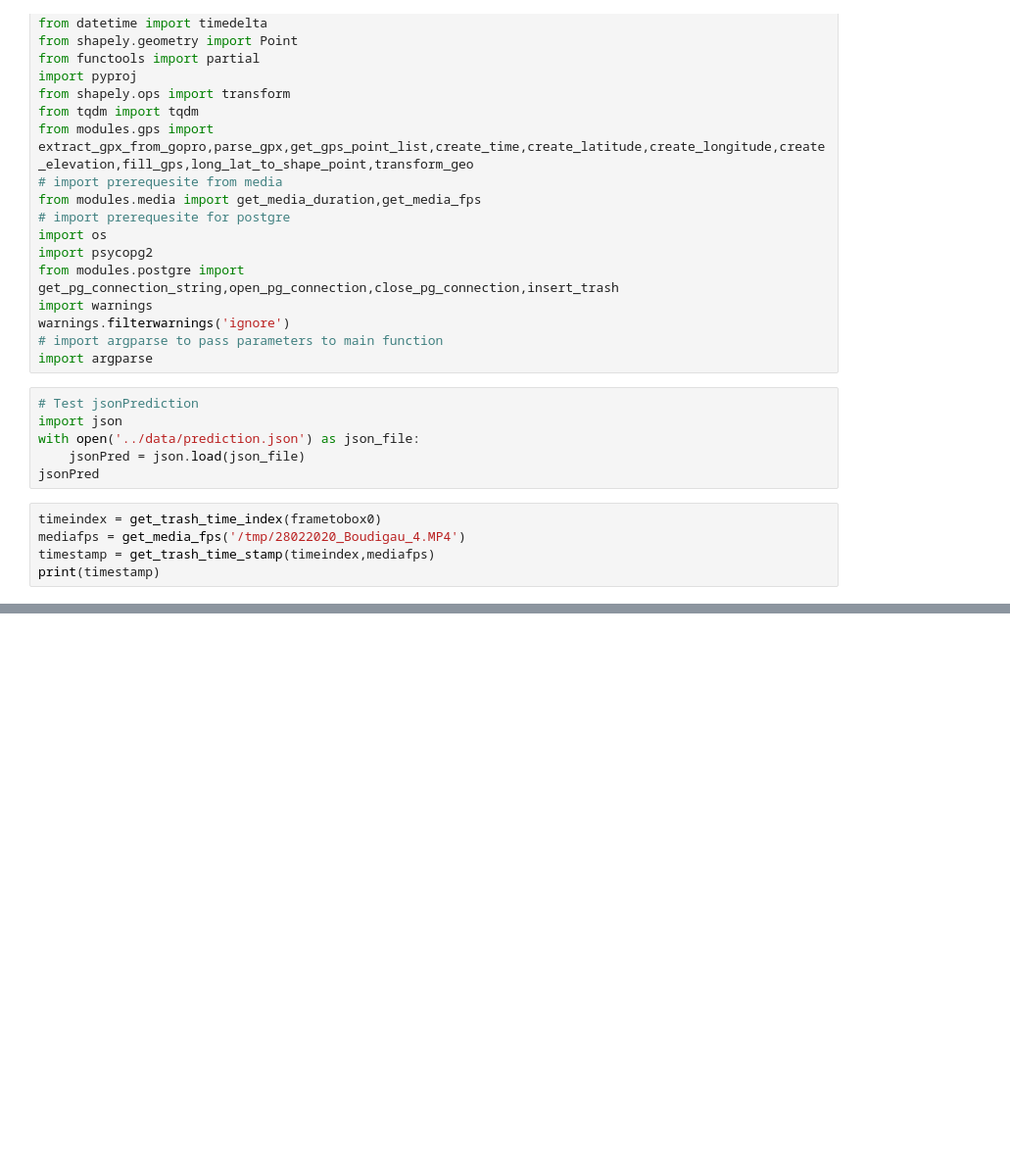
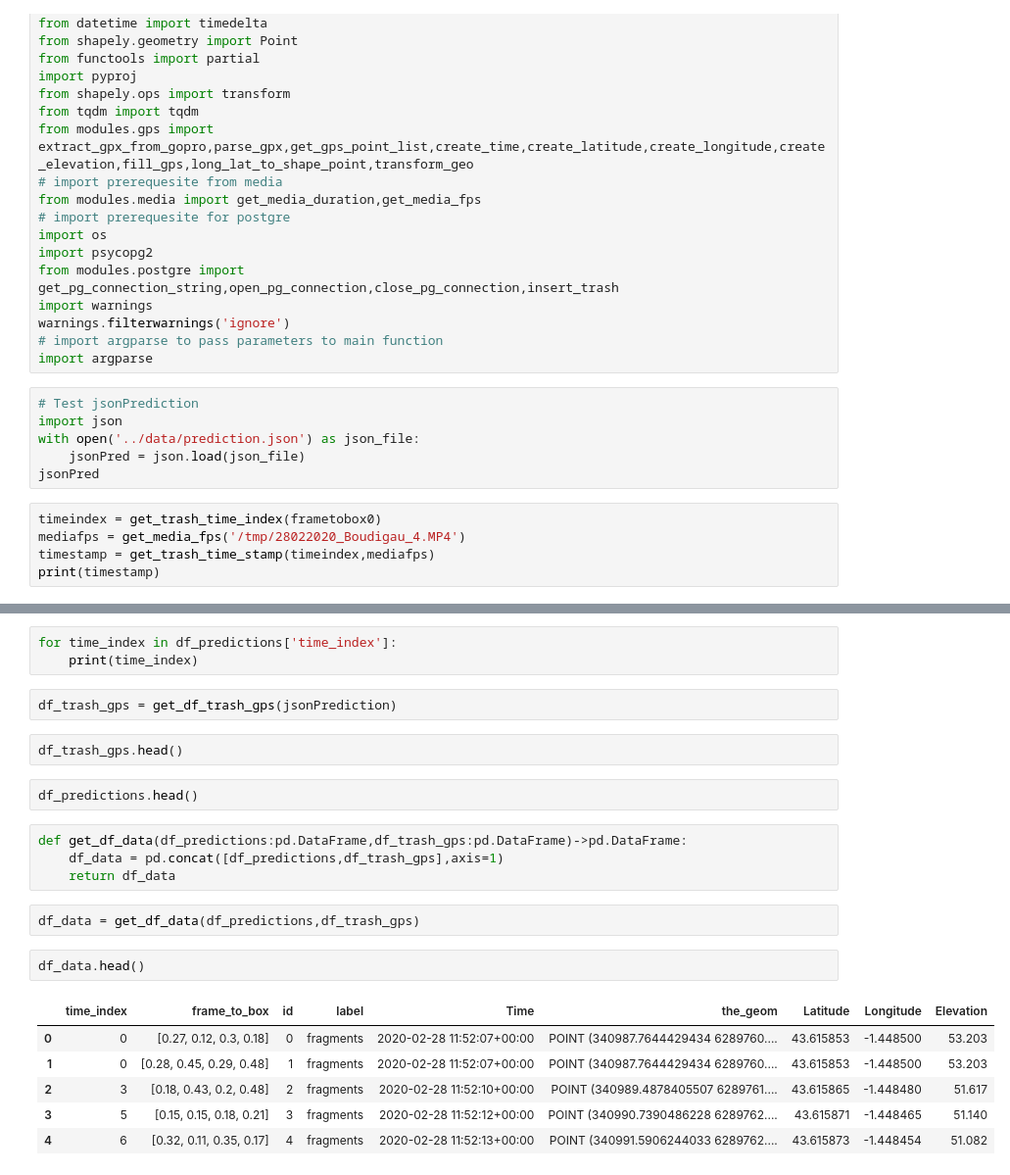
Before and after one commit to surfriderfoundationeurope/etl, a Jupyter notebook: scripts/etl_test.ipynb, the cells around one changed output, grey strips where cells are left out. Shown: that part at 98% size. Drawn from its saved outputs; the diff is of its cells as text; blank space fills up the shorter version.

```diff
--- a/scripts/etl_test.ipynb
+++ b/scripts/etl_test.ipynb
@@ -176,0 +339,24 @@ row_id
+# %%
+for time_index in df_predictions['time_index']:
+    print(time_index)
+# %%
+df_trash_gps = get_df_trash_gps(jsonPrediction)
+# %%
+df_trash_gps.head()
+# %%
+df_predictions.head()
+# %%
+def get_df_data(df_predictions:pd.DataFrame,df_trash_gps:pd.DataFrame)->pd.DataFrame:
+    df_data = pd.concat([df_predictions,df_trash_gps],axis=1)
+    return df_data
+# %%
+df_data = get_df_data(df_predictions,df_trash_gps)
+# %%
+df_data.head()
+# %% [output]
+|  | time_index | frame_to_box | id | label | Time | the_geom | Latitude | Longitude | Elevation |
+| 0 | 0 | [0.27, 0.12, 0.3, 0.18] | 0 | fragments | 2020-02-28 11:52:07+00:00 | POINT (340987.7644429434 6289760.... | 43.615853 | -1.448500 | 53.203 |
+| 1 | 0 | [0.28, 0.45, 0.29, 0.48] | 1 | fragments | 2020-02-28 11:52:07+00:00 | POINT (340987.7644429434 6289760.... | 43.615853 | -1.448500 | 53.203 |
+| 2 | 3 | [0.18, 0.43, 0.2, 0.48] | 2 | fragments | 2020-02-28 11:52:10+00:00 | POINT (340989.4878405507 6289761.... | 43.615865 | -1.448480 | 51.617 |
+| 3 | 5 | [0.15, 0.15, 0.18, 0.21] | 3 | fragments | 2020-02-28 11:52:12+00:00 | POINT (340990.7390486228 6289762.... | 43.615871 | -1.448465 | 51.140 |
+| 4 | 6 | [0.32, 0.11, 0.35, 0.17] | 4 | fragments | 2020-02-28 11:52:13+00:00 | POINT (340991.5906244033 6289762.... | 43.615873 | -1.448454 | 51.082 |
```
Also changed, not shown: parts of 44 cells of this notebook, 4 other files.
